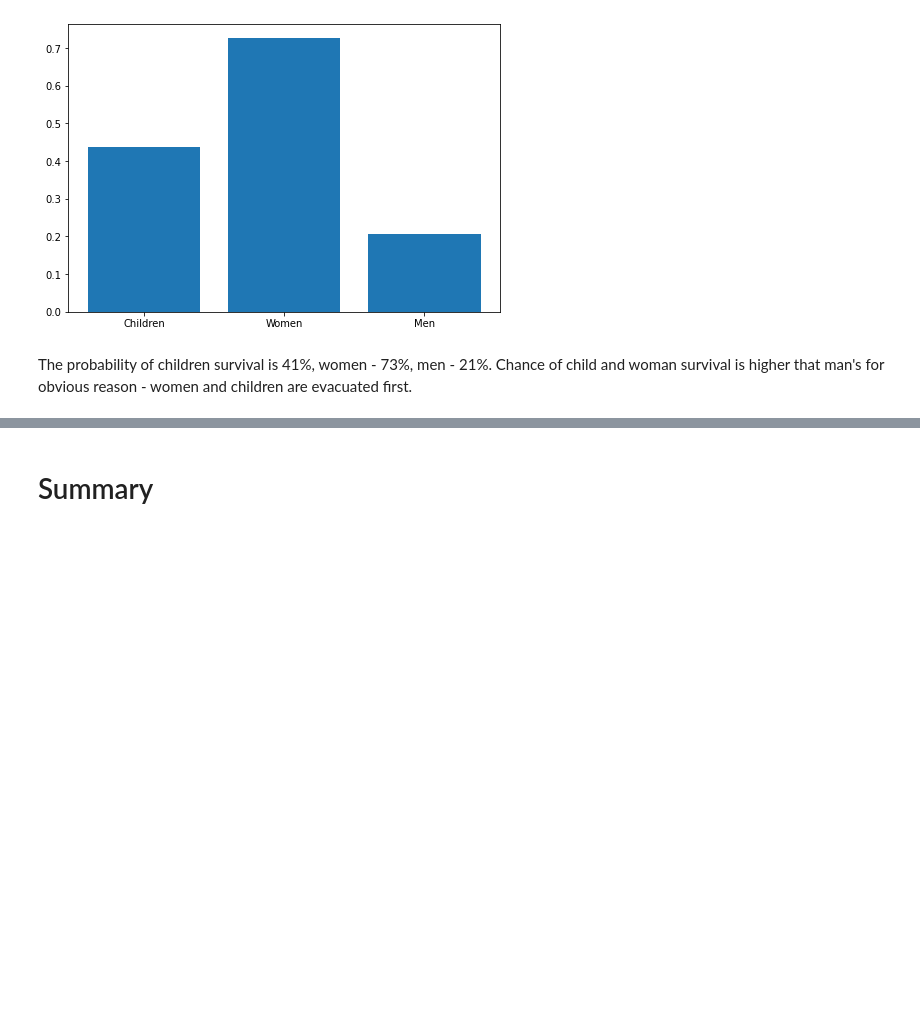
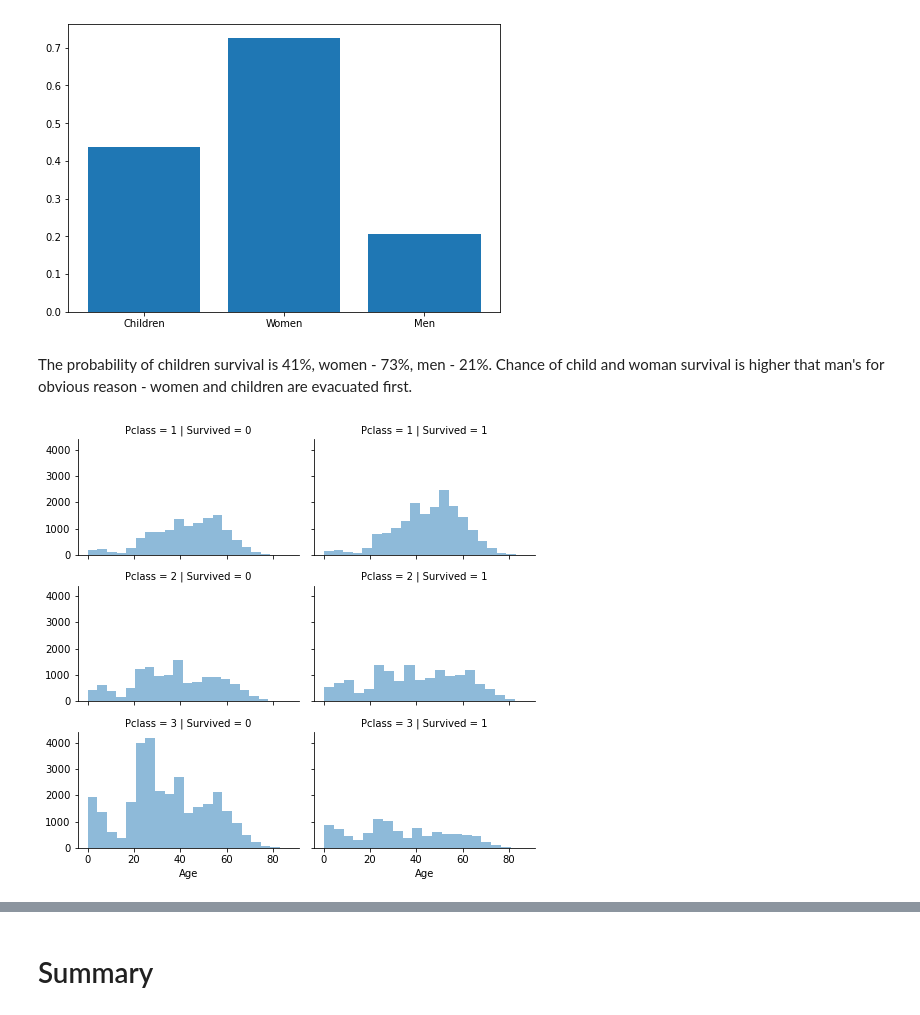
Before and after one commit to angsitt/rs-ml-intro-for-review, a Jupyter notebook: 2_data_exploration/eda.ipynb, the cells around one changed output, grey strips where cells are left out. Drawn from its saved outputs; the diff is of its cells as text; code cells hidden in the pictures; blank space fills up the shorter version.

```diff
--- a/2_data_exploration/eda.ipynb
+++ b/2_data_exploration/eda.ipynb
@@ -229,3 +239,10 @@ plt.show()
 [figure]
 # %% [markdown]
 The probability of children survival is 41%, women - 73%, men - 21%. Chance of child and woman survival is higher that man's for obvious reason - women and children are evacuated first.
+# %%
+# Chance of survival depending on the passenger's class
+grid = sns.FacetGrid(df, col='Survived', row='Pclass', height=2.2, aspect=1.6)
+grid.map(plt.hist, 'Age', alpha=.5, bins=20)
+grid.add_legend();
+# %% [output]
+[figure, added]
```
Also changed, not shown: parts of 8 cells of this notebook.
